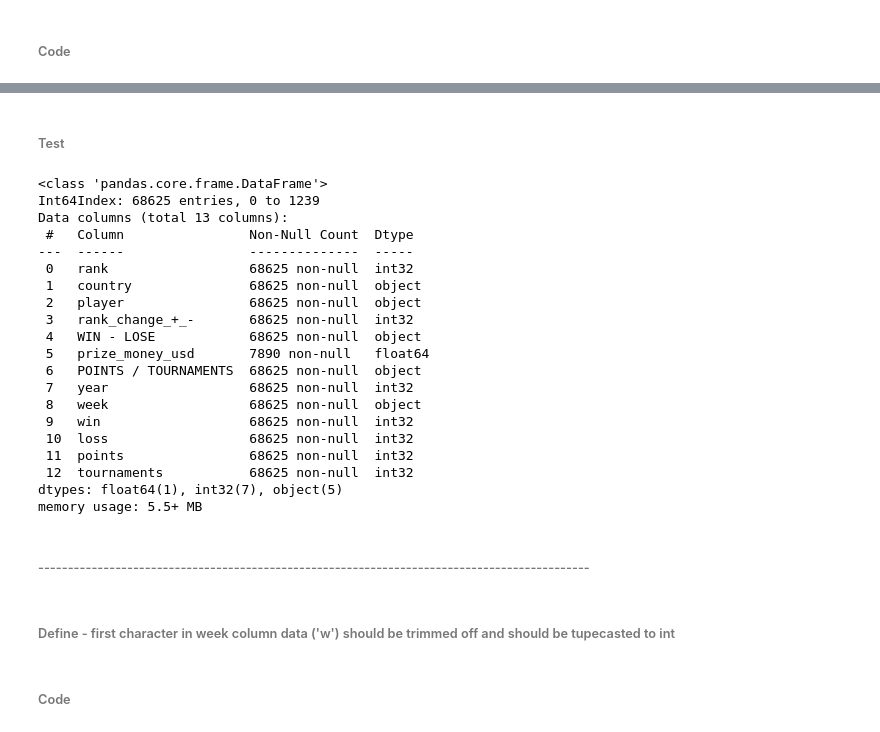
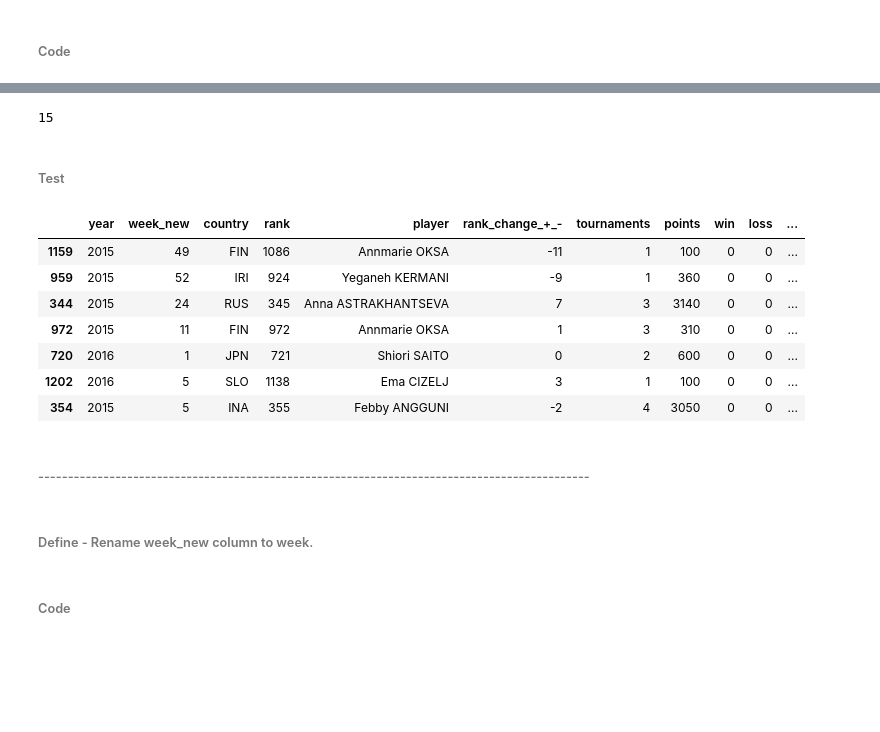
Before and after one commit to sdaphtardar/bwf-data, a Jupyter notebook: Data_Analysis_BWF-data.ipynb, the cells around one changed output, grey strips where cells are left out. Cells and saved outputs as stored; diff of their text form; code cells hidden in the pictures; blank space fills up the shorter version.

Commit message:
Finished data wrangling

```diff
--- a/Data_Analysis_BWF-data.ipynb
+++ b/Data_Analysis_BWF-data.ipynb
@@ -415,5 +391,3 @@ df.prize_money_usd=df.prize_money_usd.str.replace('$','')
-# %%
-df.prize_money_usd=df.prize_money_usd.str.replace(',','')
 # %%
 df['prize_money_usd']=df['prize_money_usd'].astype('float')
 # %%
@@ -516,0 +599,4 @@ df['year']=df['year'].astype('int')
+# %%
+len(df.columns.values)
+# %% [output]
+15
@@ -517,31 +607,19 @@ df['year']=df['year'].astype('int')
 # %% [markdown]
 ###### Test
-# %%
-df.info()
-# %% [output]
-<class 'pandas.core.frame.DataFrame'>
-Int64Index: 68625 entries, 0 to 1239
-Data columns (total 13 columns):
- #   Column                Non-Null Count  Dtype
----  ------                --------------  -----
- 0   rank                  68625 non-null  int32
- 1   country               68625 non-null  object
- 2   player                68625 non-null  object
- 3   rank_change_+_-       68625 non-null  int32
- 4   WIN - LOSE            68625 non-null  object
- 5   prize_money_usd       7890 non-null   float64
- 6   POINTS / TOURNAMENTS  68625 non-null  object
- 7   year                  68625 non-null  int32
- 8   week                  68625 non-null  object
- 9   win                   68625 non-null  int32
- 10  loss                  68625 non-null  int32
- 11  points                68625 non-null  int32
- 12  tournaments           68625 non-null  int32
-dtypes: float64(1), int32(7), object(5)
-memory usage: 5.5+ MB
+# %%
+df_new.sample(7)
+# %% [output]
+|  | year | week_new | country | rank | player | rank_change_+_- | tournaments | points | win | loss | ... |
+| 1159 | 2015 | 49 | FIN | 1086 | Annmarie OKSA | -11 | 1 | 100 | 0 | 0 | ... |
+| 959 | 2015 | 52 | IRI | 924 | Yeganeh KERMANI | -9 | 1 | 360 | 0 | 0 | ... |
+| 344 | 2015 | 24 | RUS | 345 | Anna ASTRAKHANTSEVA | 7 | 3 | 3140 | 0 | 0 | ... |
+| 972 | 2015 | 11 | FIN | 972 | Annmarie OKSA | 1 | 3 | 310 | 0 | 0 | ... |
+| 720 | 2016 | 1 | JPN | 721 | Shiori SAITO | 0 | 2 | 600 | 0 | 0 | ... |
+| 1202 | 2016 | 5 | SLO | 1138 | Ema CIZELJ | 3 | 1 | 100 | 0 | 0 | ... |
+| 354 | 2015 | 5 | INA | 355 | Febby ANGGUNI | -2 | 4 | 3050 | 0 | 0 | ... |
 # %% [markdown]
 ###### ---------------------------------------------------------------------------------------------
-# %% [markdown]
-###### Define - first character in week column data ('w') should be trimmed off and  should be tupecasted to int
+# %% [markdown]
+###### Define - Rename week_new column to week.
 # %% [markdown]
 ###### Code
```
Also changed, not shown: parts of 70 cells of this notebook.
